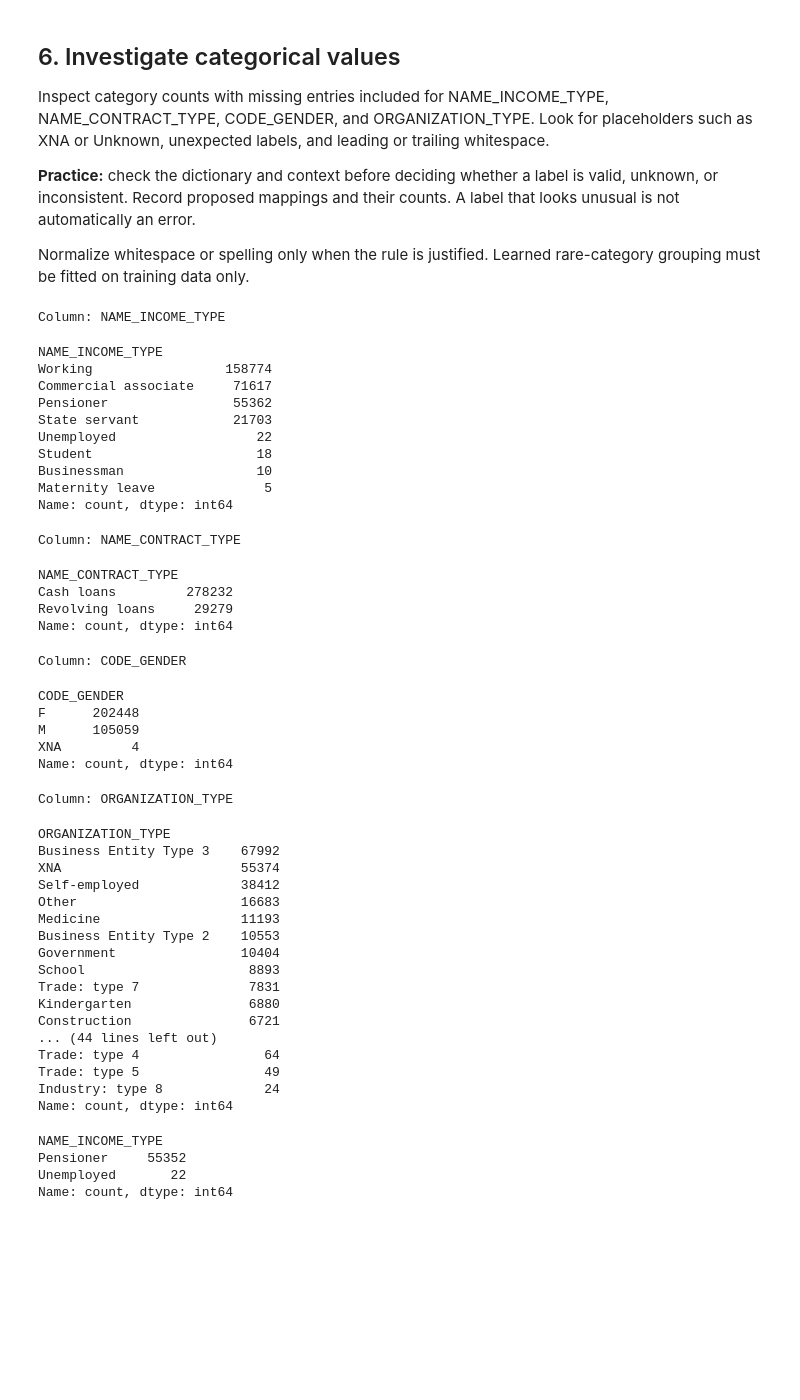
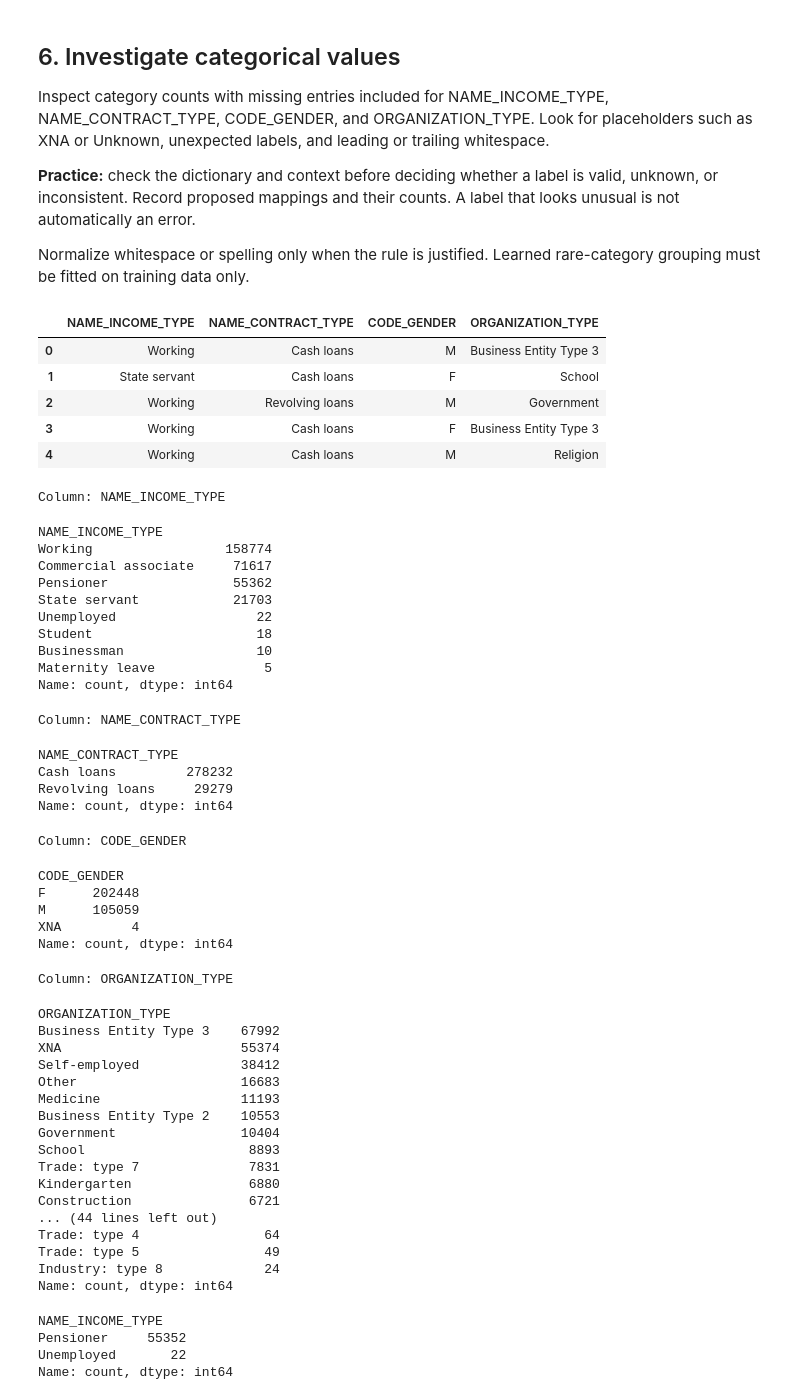
Before and after one commit to 1-AhmedEssam-1/DEPI-Final-project, a Jupyter notebook: notebooks/02_application_preprocessing.ipynb, the cells around one changed output. Saved outputs shown, nothing was run; the diff lists cells and outputs as text; code cells hidden in the pictures; blank space fills up the shorter version.

```diff
--- a/notebooks/02_application_preprocessing.ipynb
+++ b/notebooks/02_application_preprocessing.ipynb
@@ -344,15 +356,21 @@ Normalize whitespace or spelling only when the rule is justified. Learned rare-c
 # %%
 categorical_columns = [
     "NAME_INCOME_TYPE",
     "NAME_CONTRACT_TYPE",
     "CODE_GENDER",
     "ORGANIZATION_TYPE",
 ]
-
+display(df_clean[categorical_columns].head(5))
 for column in categorical_columns:
     print(f"\nColumn: {column}")
     display(df_clean[column].value_counts(dropna=False))
 # %% [output]
+|  | NAME_INCOME_TYPE | NAME_CONTRACT_TYPE | CODE_GENDER | ORGANIZATION_TYPE |
+| 0 | Working | Cash loans | M | Business Entity Type 3 |
+| 1 | State servant | Cash loans | F | School |
+| 2 | Working | Revolving loans | M | Government |
+| 3 | Working | Cash loans | F | Business Entity Type 3 |
+| 4 | Working | Cash loans | M | Religion |
 Column: NAME_INCOME_TYPE
 NAME_INCOME_TYPE
 Working                 158774
```
Also changed, not shown: parts of 42 cells of this notebook, 45 other files.
